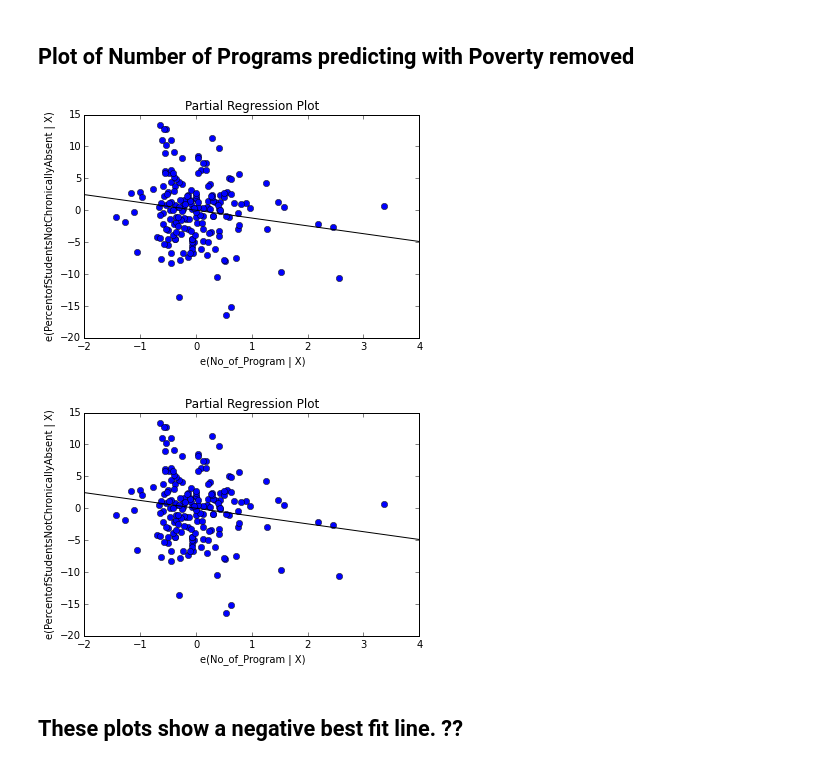
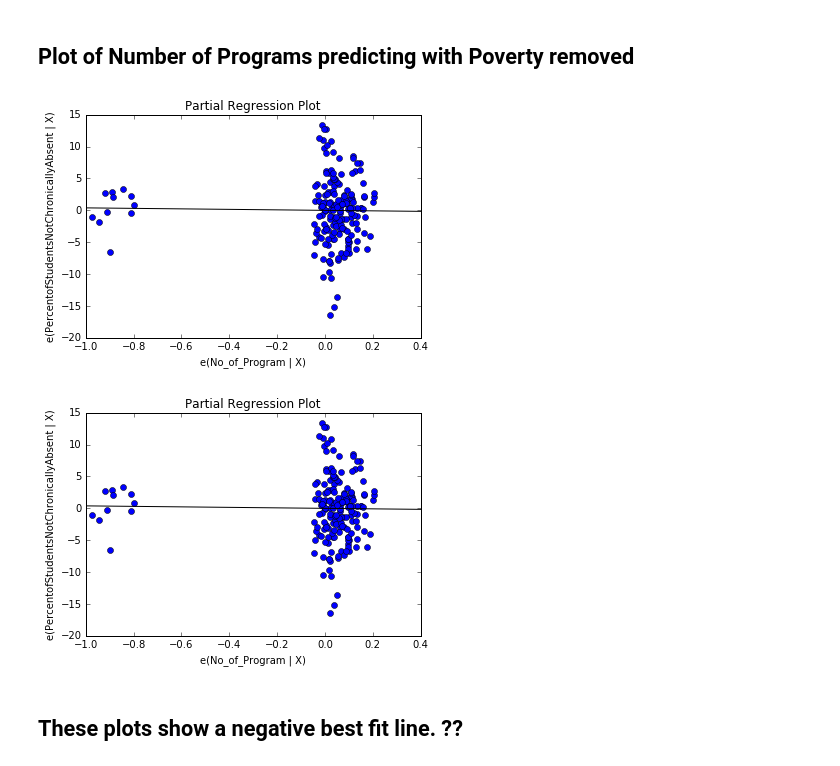
Before and after one commit to philschatz/ed-pathways, a Jupyter notebook: analysis/Attendance_v_programs.ipynb, the cells around one changed output. Saved outputs shown, nothing was run; the diff lists cells and outputs as text; code cells hidden in the pictures.

Commit message:
Re-did attendance analysis with:
1) Elementary only; 2) Changing No_of_Programs to binary (0=0, 1+=1), 3)
Changing poverty to binary (0 <= median, 1 = > median)

```diff
--- a/analysis/Attendance_v_programs.ipynb
+++ b/analysis/Attendance_v_programs.ipynb
@@ -281,9 +391,10 @@ attendance = pd.read_csv('../data/QueryResultTable.csv')
 attendance = attendance[['SchoolID','School','SchoolType','No_of_Program','FrRedLnch_PercentEligible','PercentofStudentsNotChronicallyAbsent','Enrollment']]
 # %%
 #We are only interested in middle schools for this analysis
-elementary = attendance.query("SchoolType == 'M'").drop_duplicates()
+middle = attendance.query("SchoolType == 'M'").drop_duplicates()
 # remove records with missing data
-elementary = elementary.dropna()
-elementary
+middle = middle.dropna()
+middle['No_of_Program'] = middle['No_of_Program'].replace([1,2,3,4,5,6,7,8,9,10], 1)
+middle
 # %% [output]
 |  | SchoolID | School | SchoolType | No_of_Program | FrRedLnch_PercentEligible | PercentofStudentsNotChronicallyAb... | Enrollment |
@@ -350,10 +461,10 @@ Warnings:
 # %% [markdown]
 ## Plot of Number of Programs predicting with Poverty removed
 # %%
-sm.graphics.plot_partregress("PercentofStudentsNotChronicallyAbsent", "No_of_Program", exog_others=["FrRedLnch_PercentEligible"], data=elementary, title_kwargs={}, obs_labels=False)
+sm.graphics.plot_partregress("PercentofStudentsNotChronicallyAbsent", "No_of_Program", exog_others=["FrRedLnch_PercentEligible"], data=middle, title_kwargs={}, obs_labels=False)
 # %% [output]
-[figure, old version]
+[figure, new version]
-[figure, old version]
+[figure, new version]
 # %% [markdown]
 ## These plots show a negative best fit line.  ??
 # %% [markdown]
```
Also changed, not shown: parts of 40 cells of this notebook.
